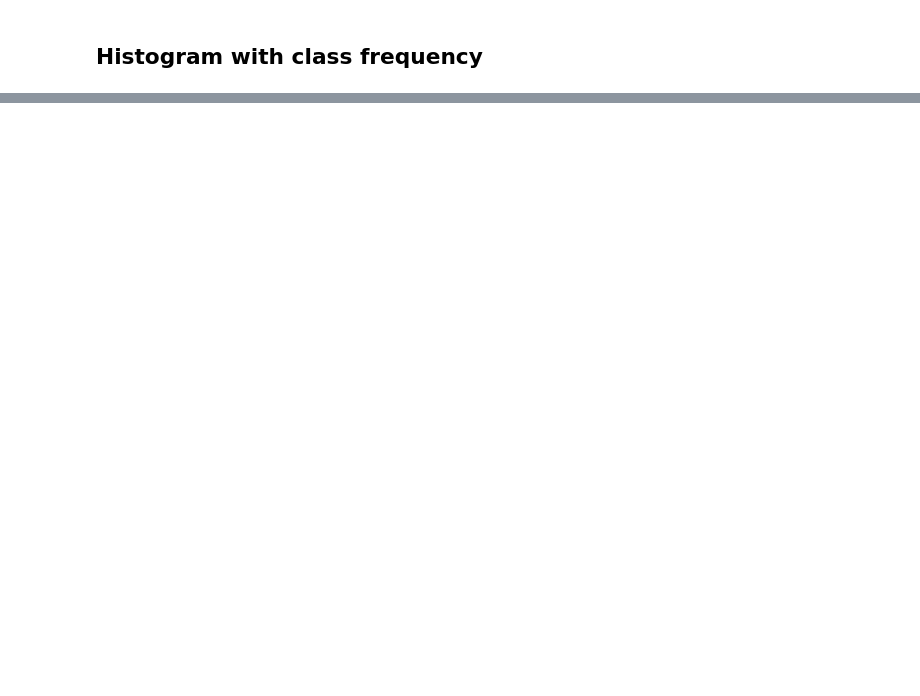
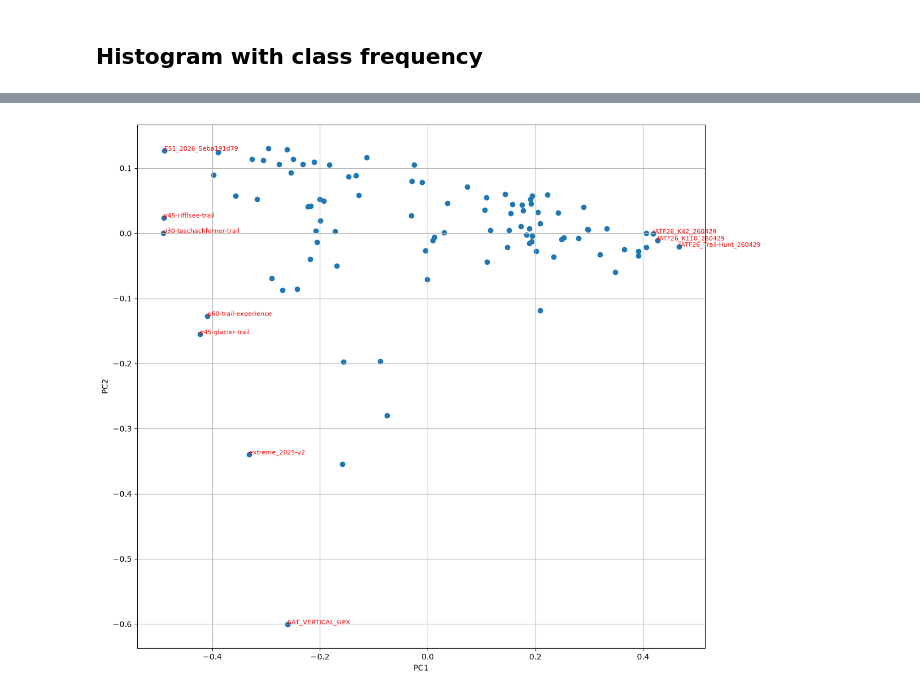
Before and after one commit to chr-dev16/trail-route-recommendation, a Jupyter notebook: notebooks/worldcover_eda.ipynb, the cells around one changed output, grey strips where cells are left out. Drawn from its saved outputs; the diff is of its cells as text; code cells hidden in the pictures; blank space fills up the shorter version.

```diff
--- a/notebooks/worldcover_eda.ipynb
+++ b/notebooks/worldcover_eda.ipynb
@@ -97,0 +130,34 @@ plt.show()
+# %%
+from sklearn.decomposition import PCA
+
+pca = PCA(n_components=2)
+
+embedding = pca.fit_transform(df[feature_columns])
+# %%
+plt.figure(figsize=(12, 10))
+
+plt.scatter(embedding[:, 0], embedding[:, 1])
+
+# Squared distance
+distance = embedding[:, 0]**2 + embedding[:, 1]**2
+
+# Top 10 outliers
+outliers = distance.argsort()[-10:]
+
+# Add instance label for top 10 outliers
+for i in outliers:
+    plt.text(
+        embedding[i, 0],
+        embedding[i, 1],
+        df.iloc[i]["route"],
+        fontsize=8,
+        color="red"
+    )
+
+plt.xlabel("PC1")
+plt.ylabel("PC2")
+plt.grid()
+plt.tight_layout()
+plt.show()
+# %% [output]
+[figure, added]
```
Also changed, not shown: parts of 5 cells of this notebook.
